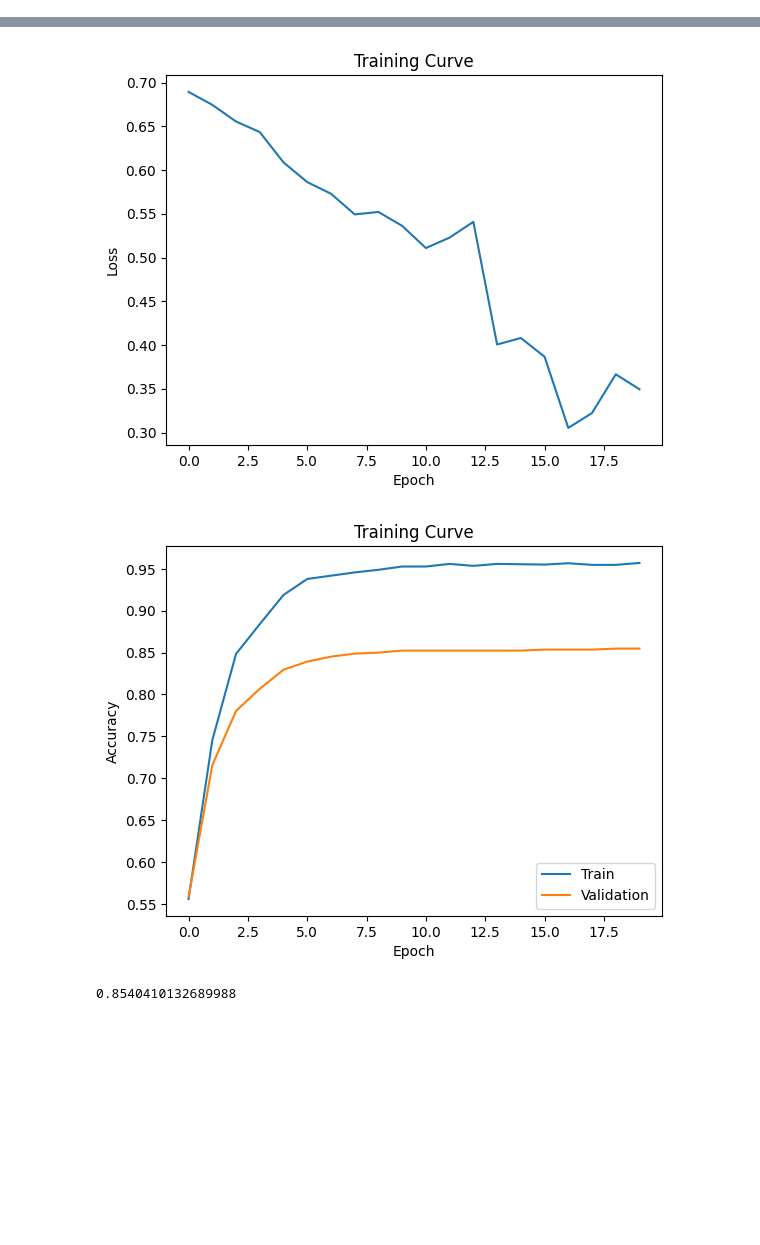
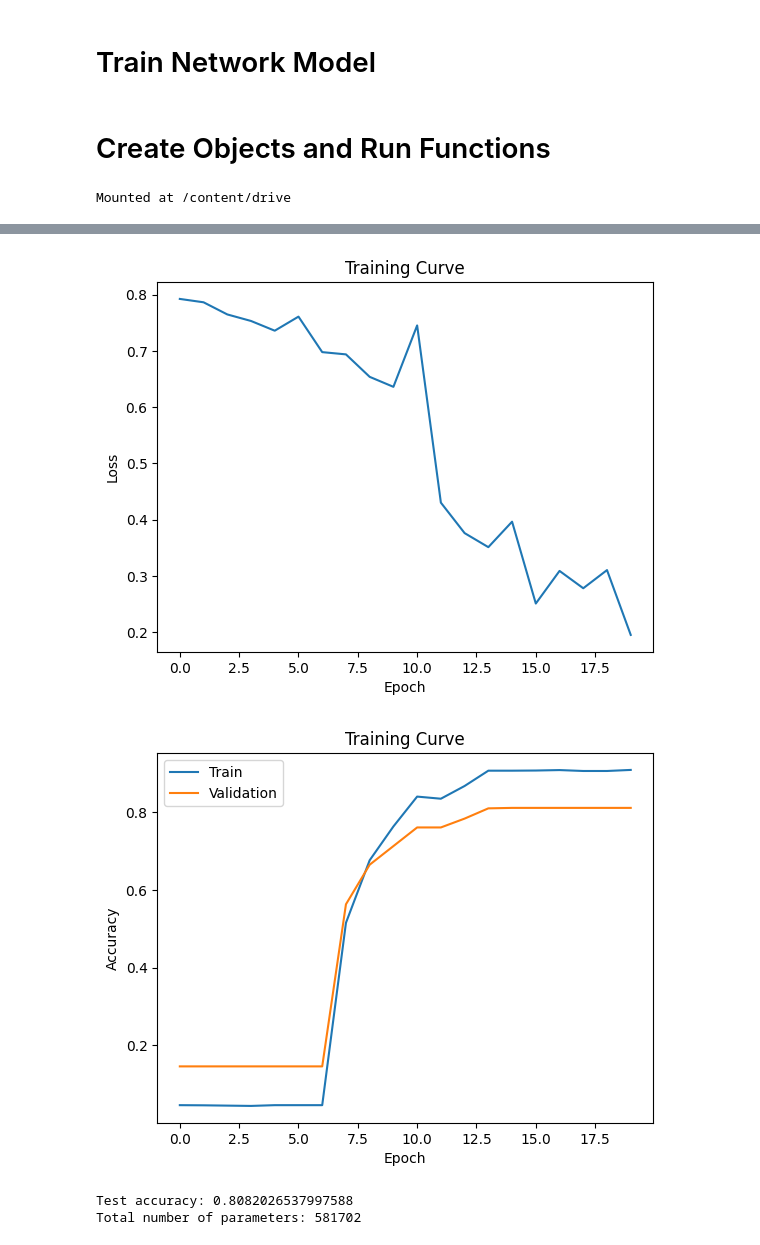
Before and after one commit to Niazitahir/SMS_Spam_Detection_APS360, a Jupyter notebook: primary_model.ipynb, the cells around one changed output, grey strips where cells are left out. Saved outputs shown, nothing was run; the diff lists cells and outputs as text; code cells hidden in the pictures; blank space fills up the shorter version.

```diff
--- a/primary_model.ipynb
+++ b/primary_model.ipynb
@@ -80,6 +106,9 @@ class Batcher:
 def get_accuracy(model, loader):
     correct, total = 0, 0
     for sentences, labels in loader:
+        if torch.cuda.is_available():
+            sentences = sentences.cuda()
+            labels = labels.cuda()
         output = model(sentences)
         pred = output.max(1, keepdim=True)[1]
         correct += pred.eq(labels.view_as(pred)).sum().item()
@@ -89,5 +129,8 @@ def get_accuracy(model, loader):
+# %% [markdown]
+# Train Network Model
 # %%
 import torch.optim as optim
+import numpy as np
 import matplotlib.pyplot as plt
 
 
@@ -97,6 +140,9 @@ def train_network(model, train, valid, num_epochs=5, learning_rate=1e-5):
     losses, train_acc, valid_acc =[], [], []
     for epoch in range(num_epochs):
         for sentences, labels in train:
+            if torch.cuda.is_available():
+                sentences = sentences.cuda()
+                labels = labels.cuda()
             optimizer.zero_grad()
             pred = model(sentences)
             loss = criterion(pred, labels)
@@ -106,8 +152,19 @@ def train_network(model, train, valid, num_epochs=5, learning_rate=1e-5):
         losses.append(float(loss))
         train_acc.append(get_accuracy(model, train))
         valid_acc.append(get_accuracy(model, valid))
-        print("Epoch %d; Loss %f; Train Acc %f; Val Acc %f" % (
-              epoch, loss, train_acc[-1], valid_acc[-1]))
+        print("Epoch %d; Loss %f; Train Acc %f; Valid Acc %f" % (
+                epoch, loss, train_acc[-1], valid_acc[-1]))
+        path = get_file_path(model.name,
+                             "6B50",
+                             model.hidden_size,
+                             model.num_layers,
+                             train.batch_size,
+                             learning_rate)
+        torch.save(model.state_dict(), path + str(epoch))
+
+    np.savetxt("{}losses.csv".format(path), losses)
+    np.savetxt("{}train.csv".format(path), train_acc)
+    np.savetxt("{}valid.csv".format(path), valid_acc)
 
     plt.title("Training Curve")
     plt.plot(losses, label="Train")
@@ -120,5 +177,5 @@ def train_network(model, train, valid, num_epochs=5, learning_rate=1e-5):
     plt.plot(valid_acc, label="Validation")
     plt.xlabel("Epoch")
     plt.ylabel("Accuracy")
-    plt.legend(loc='best')
+    plt.legend(loc="best")
     plt.show()
@@ -128,7 +182,26 @@ def train_network(model, train, valid, num_epochs=5, learning_rate=1e-5):
+# %% [markdown]
+# Create Objects and Run Functions
+# %%
+from google.colab import drive
+drive.mount('/content/drive')
+# %% [output]
+Mounted at /content/drive
 # %%
+# import torch.nn.functional as F
+
+random.seed(69)
+torch.manual_seed(420)
+
+!nvidia-smi
+
 glove = torchtext.vocab.GloVe(name="6B", dim=50, max_vectors=10000)
 
-model = LSTMNet(50, 50, 2, glove)
+model = LSTMNet(50, 50, 2, glove, num_layers=4)
+if torch.cuda.is_available():
+    model.cuda()
+    print("CUDA is available! Training on GPU...")
+else:
+    print("CUDA is not available. Training on CPU...")
 
 train, valid, test = get_sentences()
 
@@ -138,5 +211,10 @@ test_loader = Batcher(test, batch_size=64, drop_last=False)
 
 train_network(model, train_loader, valid_loader, num_epochs=20, learning_rate=2e-5)
 
-get_accuracy(model, test_loader)
+print("Test accuracy:", get_accuracy(model, test_loader))
+
+size = 0
+for param in model.parameters():
+    size += torch.numel(param)
+print("Total number of parameters:", size)
 # %% [output]
@@ -163,3 +256,4 @@ Epoch 19; Loss 0.349452; Train Acc 0.957031; Val Acc 0.854742
-[figure, old version]
+[figure, new version]
-[figure, old version]
+[figure, new version]
-0.8540410132689988
+Test accuracy: 0.8082026537997588
+Total number of parameters: 581702
```
Also changed, not shown: parts of 18 cells of this notebook.
